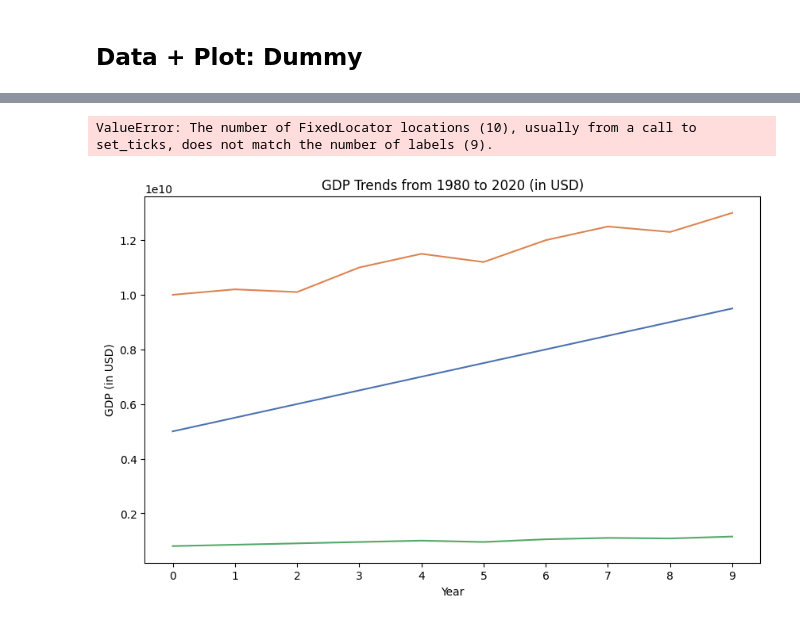
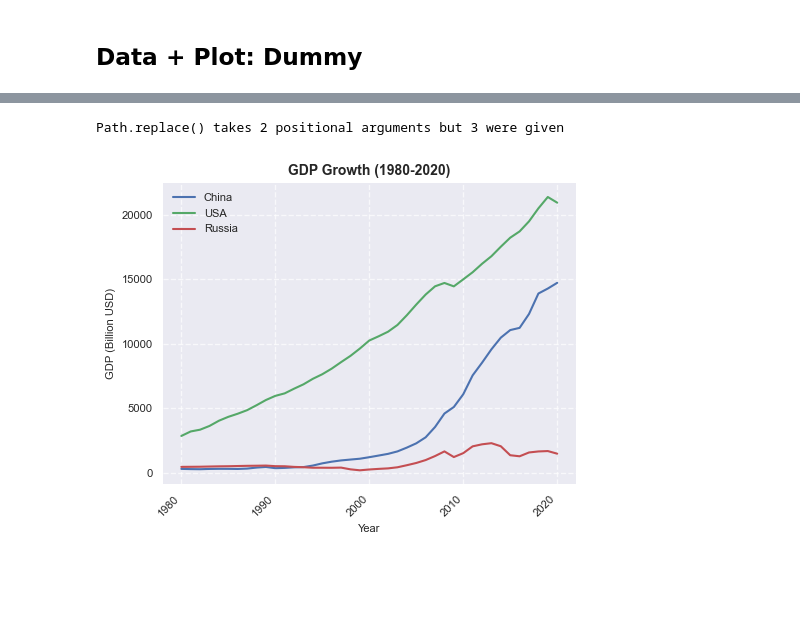
Before and after one commit to aaron-sandoval/ai-gen-papers, a Jupyter notebook: gfx/gen_data.ipynb, the cells around one changed output, grey strips where cells are left out. Drawn from its saved outputs; the diff is of its cells as text; code cells hidden in the pictures; blank space fills up the shorter version.

Commit message:
Plot looks better with sonnet-3.5. Standardized file names, ready to put into a function

````diff
--- a/gfx/gen_data.ipynb
+++ b/gfx/gen_data.ipynb
@@ -14 +13,4 @@ prompts, responses, fnames = [], [], []
+# %%
+prompts, responses, dataset_names = [], [], []
+plot_file = Path("plot.py")
 # %%
@@ -19,8 +20,16 @@ def compile_msg_history(prompts: list[str], responses: list[str]):
 # %% [markdown]
 ## Data + Plot: Dummy
 # %%
-fnames.append('data/GDP_growth.csv')
-prompts.append("Generate data in CSV format. Output only the data without any other text. The data has 3 columns labeled 'China', 'USA', and 'Russia' tracking GDP in USD from 1980 until 2020. The values in each column are generally increasing in a jagged fashion, but 'China' is increasing most quickly. The values should be of a realistic magnitude for the countries labeled.")
+dataset_names.append('GDP_growth')
+prompts.append(
+    "Generate data in CSV format. "
+    "Output only the data without any other text. "
+    "The data has 3 columns labeled 'China', 'USA', and 'Russia' tracking GDP in USD from 1980 until 2020. "
+    "The values in each column are generally increasing in a jagged fashion, but 'China' is increasing most quickly. "
+    "The values should be of a realistic magnitude for the countries labeled."
+    "The first column of the data is the year."
+    "The data includes a header row with the column titles."
+    )
 gen_data = client.messages.create(
     model=model,
     max_tokens=1000,
@@ -42,0 +58,18 @@ China,USA,Russia
+# %%
+# Write the content to a .csv file
+data_file = Path("data")/(dataset_names[-1]+".csv")
+with open(data_file, "w") as f:
+    f.write(responses[-1])
+# %%
+plot_func = "plot_"+dataset_names[-1]
+prompts.append(f"Write a python function called `{plot_func}` which creates a line graph of the data you generated. Use the matplotlib library with the seaborn-v0_8 style. The figure should be 5 inches wide with font size no smaller than 8. You first need to load the data from the `filename` argument. The graph should appear appropriate for an academic paper. Include a title, legend, axis labels, and tick labels. Save the plot as a png with the same name as the filename argument. Output only commented Python code without any ``` backticks surrounding it.")
+gen_data = client.messages.create(
+    model=model,
+    max_tokens=1000,
+    messages=compile_msg_history(prompts, responses)
+)
+if gen_data.content[0].text[:9] == "```python":
+    responses.append(gen_data.content[0].text[9:-3])
+else:
+    responses.append(gen_data.content[0].text)
+print(gen_data.content[0].text)
@@ -83,7 +99,12 @@ with open(fnames[-1], "w") as f:
 # %%
 import plot
-plot.plot_GDP('data/GDP_growth.csv')
+
+try:
+    getattr(plot, plot_func)(data_file)
+except Exception as e:
+    print(e)
+# plot.plot_GDP('data/GDP_growth.csv')
 # plot.plot_GDP(fnames[-2])
 # %% [output]
-ValueError: The number of FixedLocator locations (10), usually from a call to set_ticks, does not match the number of labels (9).
+Path.replace() takes 2 positional arguments but 3 were given
-[figure, old version]
+[figure, new version]
````
Also changed, not shown: parts of 9 cells of this notebook, 5 other files.
